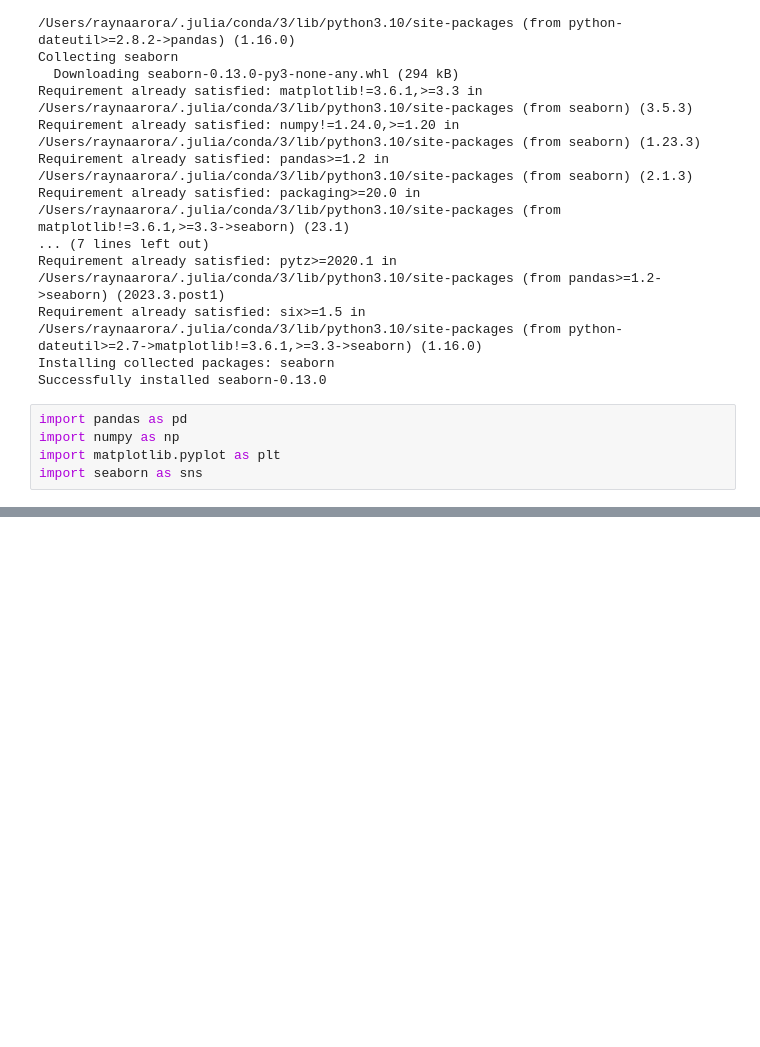
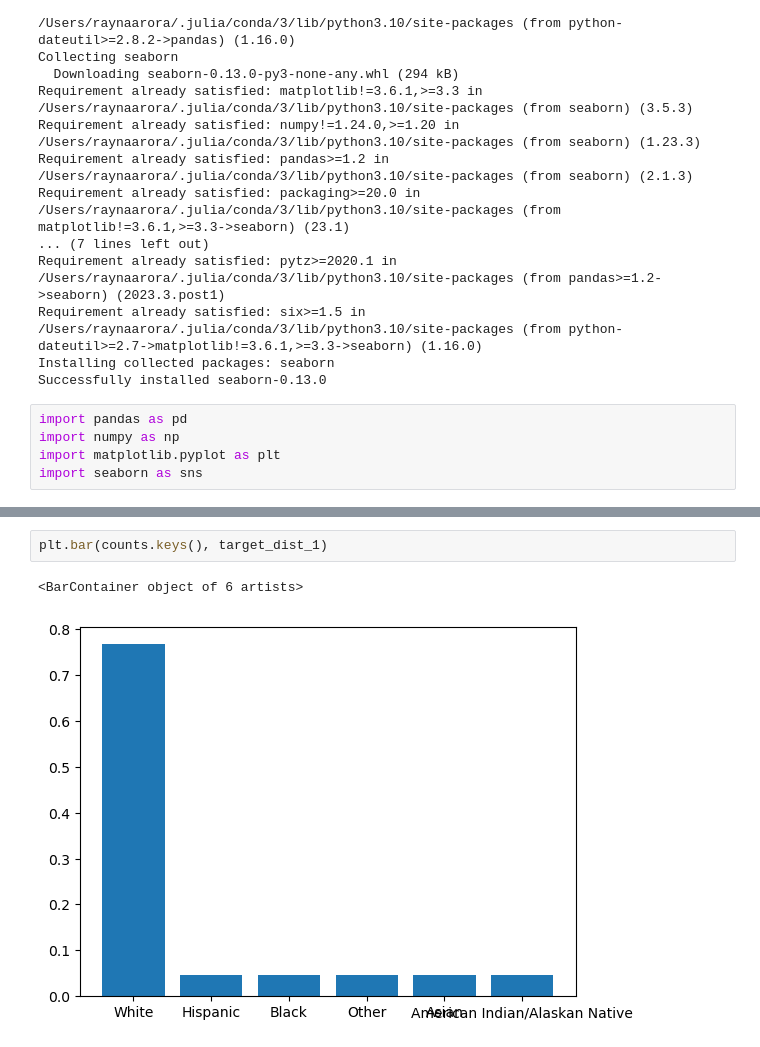
Before and after one commit to asmikumar/aidms, a Jupyter notebook: tests.ipynb, the cells around one changed output, grey strips where cells are left out. Cells and saved outputs as stored; diff of their text form; blank space fills up the shorter version.

```diff
--- a/tests.ipynb
+++ b/tests.ipynb
@@ -26,0 +146,5 @@ import seaborn as sns
+# %%
+plt.bar(counts.keys(), target_dist_1)
+# %% [output]
+<BarContainer object of 6 artists>
+[figure, added]
```
Also changed, not shown: parts of 13 cells of this notebook.
